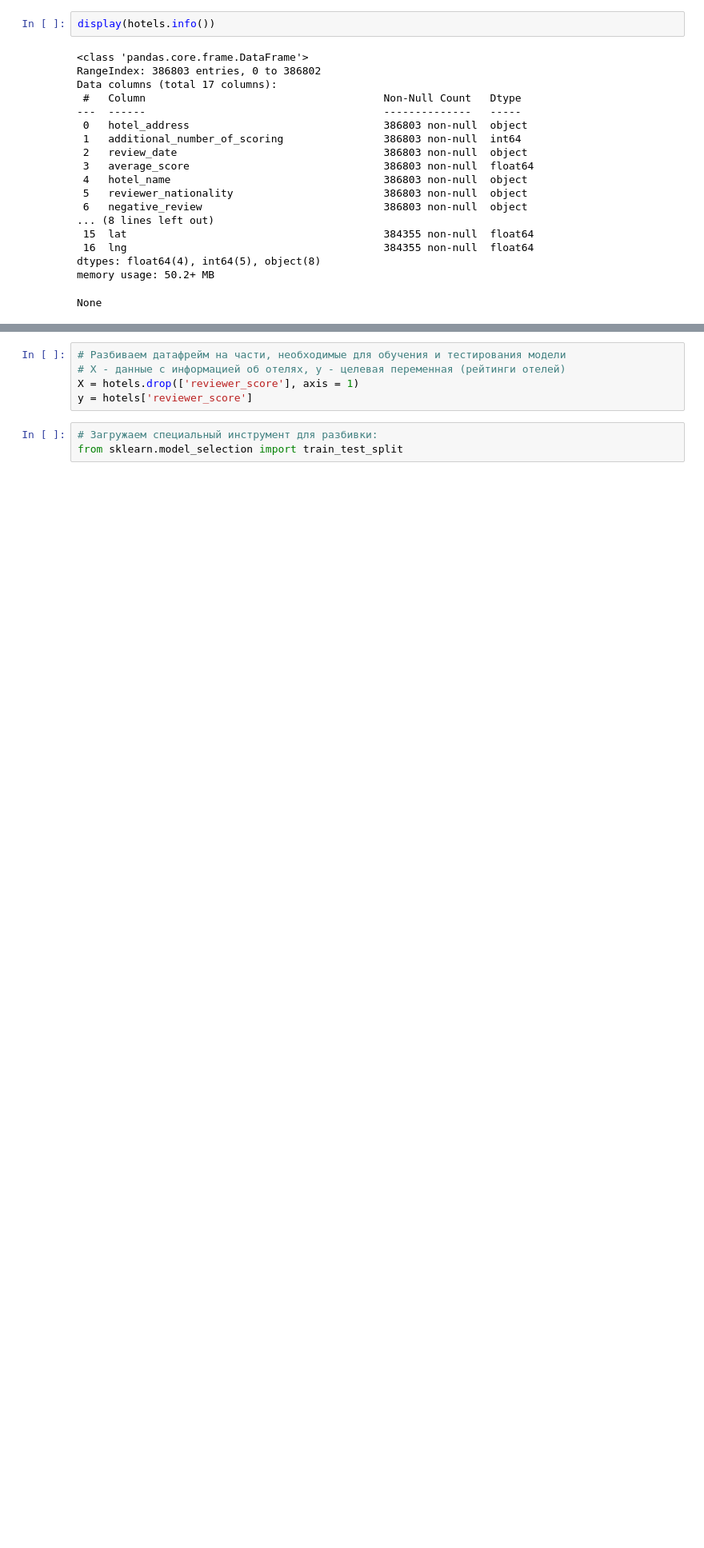
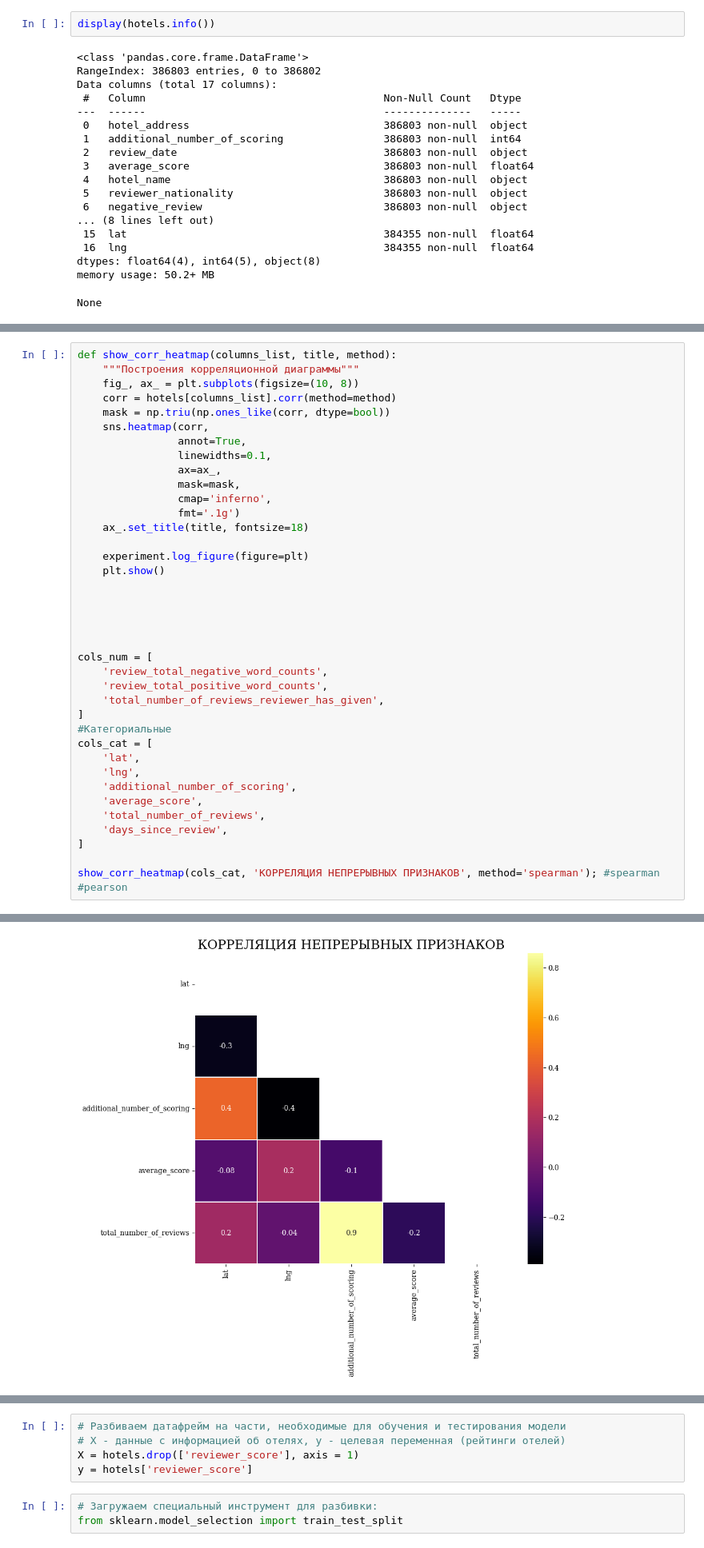
Before and after one commit to kdunaev-a10/SkillFactory-DTS, a Jupyter notebook: project_3/EDA_Project_3_model.ipynb, the cells around one changed output, grey strips where cells are left out. Shown at 80% size. Drawn from its saved outputs; the diff is of its cells as text; blank space fills up the shorter version.

```diff
--- a/project_3/EDA_Project_3_model.ipynb
+++ b/project_3/EDA_Project_3_model.ipynb
@@ -47,0 +547,39 @@ None
+# %%
+def show_corr_heatmap(columns_list, title, method):
+    """Построения корреляционной диаграммы"""
+    fig_, ax_ = plt.subplots(figsize=(10, 8))
+    corr = hotels[columns_list].corr(method=method)
+    mask = np.triu(np.ones_like(corr, dtype=bool))
+    sns.heatmap(corr,
+                annot=True,
+                linewidths=0.1,
+                ax=ax_,
+                mask=mask,
+                cmap='inferno',
+                fmt='.1g')
+    ax_.set_title(title, fontsize=18)
+
+    experiment.log_figure(figure=plt)
+    plt.show()
+
+
+
+
+
+cols_num = [
+    'review_total_negative_word_counts',
+    'review_total_positive_word_counts',
+    'total_number_of_reviews_reviewer_has_given',
+]
+#Категориальные
+cols_cat = [
+    'lat',
+    'lng',
+    'additional_number_of_scoring',
+    'average_score',
+    'total_number_of_reviews',
+    'days_since_review',
+]
+
+show_corr_heatmap(cols_cat, 'КОРРЕЛЯЦИЯ НЕПРЕРЫВНЫХ ПРИЗНАКОВ', method='spearman'); #spearman #pearson
+# %% [output]
@@ -47,0 +587 @@ None
+[figure, added]
```
Also changed, not shown: parts of 52 cells of this notebook.
